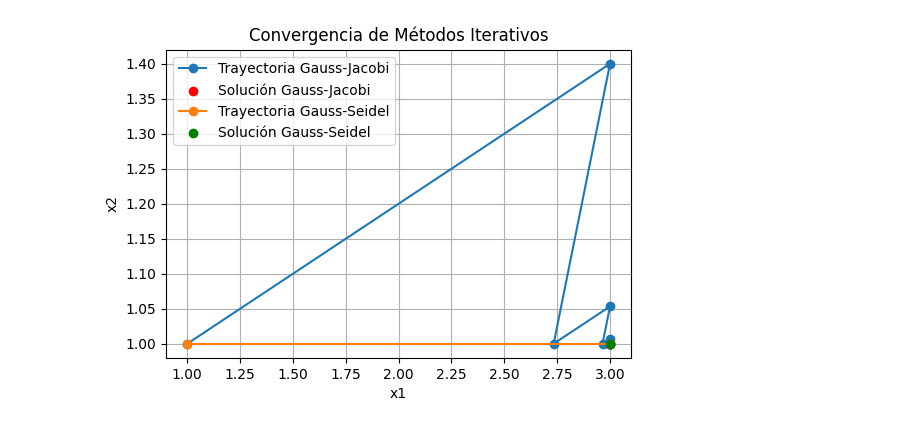
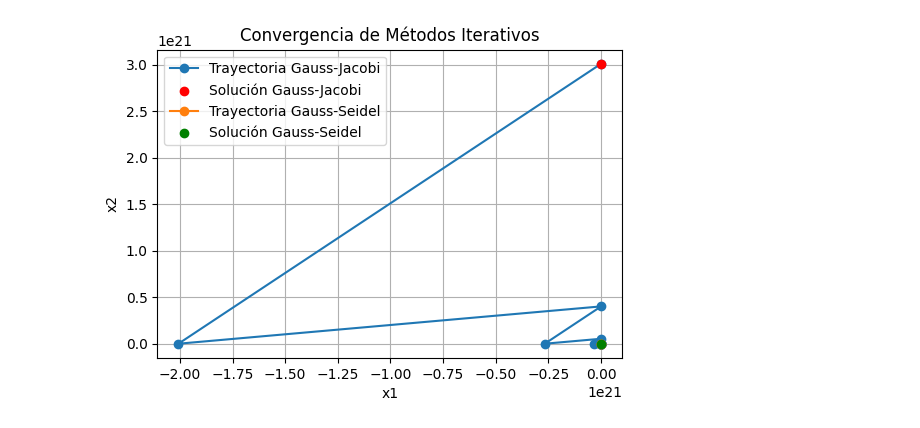
Before and after one commit to Hodalys/Taller-GJ-GS-MN, a Jupyter notebook: template iterative.ipynb, the cells around one changed output. Saved outputs shown, nothing was run; the diff lists cells and outputs as text; code cells hidden in the pictures.

```diff
--- a/template iterative.ipynb
+++ b/template iterative.ipynb
@@ -4,19 +4,16 @@
 %autoreload 2
 from src import gauss_jacobi
 from src import gauss_seidel
-import numpy as np
 
-A = [[3, 2], [2, 10]] # fila 2, fila 1
-b = [11, 16]
+# Solución que diverge
+A = [[2, 10], [3, 2]]
+b = [16, 11]
 x0 = [1, 1]
 
-# Definir la tolerancia y el número máximo de iteraciones
-tol = 1e-4
-max_iter = 50
-solucion1, trayectoria1 = gauss_jacobi(A=A, b=b, x0=x0, tol=tol, max_iter=max_iter)
-solucion2, trayectoria2 = gauss_seidel(A=A, b=b, x0=x0, tol=tol, max_iter=max_iter)
+solucion1, trayectoria1 = gauss_jacobi(A=A, b=b, x0=x0, tol=1e-4, max_iter=50)
+solucion2, trayectoria2 = gauss_seidel(A=A, b=b, x0=x0, tol=1e-4, max_iter=50)
 
 # Mostrar los resultados
-print("Solución encontrada:", solucion1)
-print("Solución encontrada:", solucion2)
+print("Solución con Gauss-Jacobi:", solucion1)
+print("Solución con Gauss-Seidel:", solucion2)
 # %% [output]
@@ -39,21 +36,22 @@ Solución encontrada: [[3.]
  [1.]]
 # %%
 # Graficar la trayectoria
+import numpy as np
 import matplotlib.pyplot as plt
 
-trayectoria_array1 = np.array(trayectoria1).squeeze()
-trayectoria_array2 = np.array(trayectoria2).squeeze()
+array1 = np.array(trayectoria1).squeeze()
+array2 = np.array(trayectoria2).squeeze()
 plt.figure(figsize=(6, 4))
-plt.plot(trayectoria_array1[:, 0], trayectoria_array1[:, 1], marker="o", linestyle="-", label="Trayectoria Gauss-Jacobi")
+plt.plot(array1[:, 0], array1[:, 1], marker="o", linestyle="-", label="Trayectoria Gauss-Jacobi")
 plt.scatter(solucion1[0], solucion1[1], color="red", label="Solución Gauss-Jacobi", zorder=5)
 
-plt.plot(trayectoria_array2[:, 0], trayectoria_array2[:, 1], marker="o", linestyle="-", label="Trayectoria Gauss-Seidel")
+plt.plot(array2[:, 0], array2[:, 1], marker="o", linestyle="-", label="Trayectoria Gauss-Seidel")
 plt.scatter(solucion2[0], solucion2[1], color="green", label="Solución Gauss-Seidel", zorder=5)
 plt.title("Convergencia de Métodos Iterativos")
 plt.xlabel("x1")
 plt.ylabel("x2")
 plt.legend()
 plt.grid()
 plt.show()
 # %% [output]
-[figure, old version]
+[figure, new version]
```
Also changed, not shown: parts of 5 cells of this notebook.
